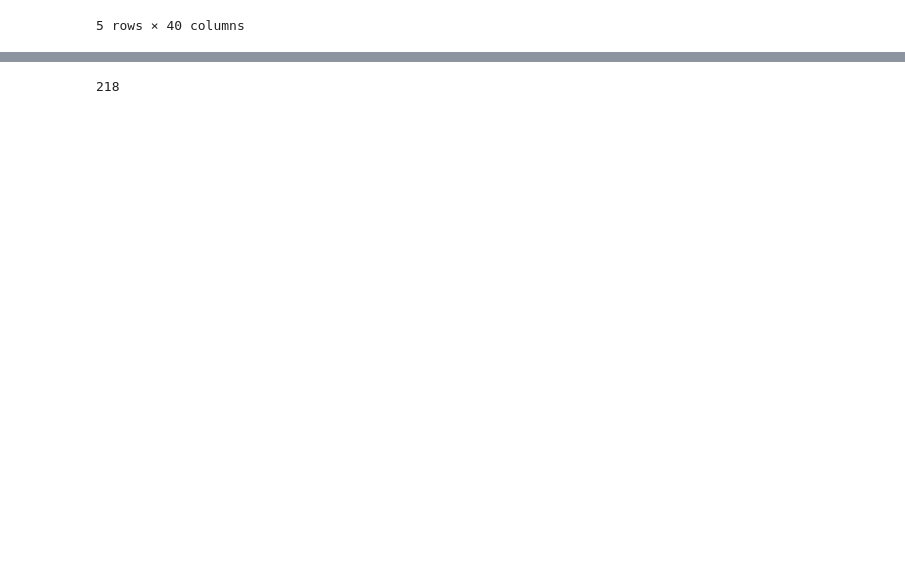
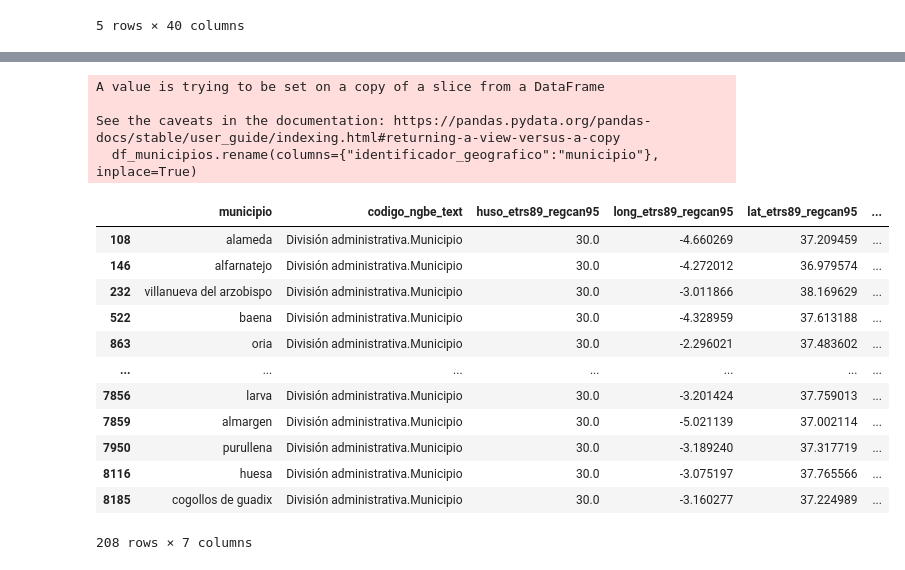
Before and after one commit to Zrive/zrive-ds-4q23-olive, a Jupyter notebook: src/explore_carlos.ipynb, the cells around one changed output, grey strips where cells are left out. Drawn from its saved outputs; the diff is of its cells as text; code cells hidden in the pictures; blank space fills up the shorter version.

```diff
--- a/src/explore_carlos.ipynb
+++ b/src/explore_carlos.ipynb
@@ -215,5 +122,30 @@ df_municipios.drop_duplicates(subset="identificador_geografico")
-# %%
-len(df_municipios["identificador_geografico"].unique())
-# %% [output]
-218
+# %%
+df_utm = df_utm[df_utm["codigo_ngbe_text"] == 'División administrativa.Municipio']
+
+df_utm["identificador_geografico"] = df_utm["identificador_geografico"].str.lower()
+
+df_municipios = df_utm[df_utm["identificador_geografico"].isin(municipios_list)]
+df_municipios.rename(columns={"identificador_geografico":"municipio"}, inplace=True)
+
+df_municipios = df_municipios[["municipio", "codigo_ngbe_text", "huso_etrs89_regcan95", 'long_etrs89_regcan95', 'lat_etrs89_regcan95','x_utm_etrs89_regcan95','y_utm_etrs89_regcan95']]
+
+df_municipios.drop_duplicates()
+# %% [output]
+A value is trying to be set on a copy of a slice from a DataFrame
+
+See the caveats in the documentation: https://pandas.pydata.org/pandas-docs/stable/user_guide/indexing.html#returning-a-view-versus-a-copy
+  df_municipios.rename(columns={"identificador_geografico":"municipio"}, inplace=True)
+|  | municipio | codigo_ngbe_text | huso_etrs89_regcan95 | long_etrs89_regcan95 | lat_etrs89_regcan95 | ... |
+| 108 | alameda | División administrativa.Municipio | 30.0 | -4.660269 | 37.209459 | ... |
+| 146 | alfarnatejo | División administrativa.Municipio | 30.0 | -4.272012 | 36.979574 | ... |
+| 232 | villanueva del arzobispo | División administrativa.Municipio | 30.0 | -3.011866 | 38.169629 | ... |
+| 522 | baena | División administrativa.Municipio | 30.0 | -4.328959 | 37.613188 | ... |
+| 863 | oria | División administrativa.Municipio | 30.0 | -2.296021 | 37.483602 | ... |
+| ... | ... | ... | ... | ... | ... | ... |
+| 7856 | larva | División administrativa.Municipio | 30.0 | -3.201424 | 37.759013 | ... |
+| 7859 | almargen | División administrativa.Municipio | 30.0 | -5.021139 | 37.002114 | ... |
+| 7950 | purullena | División administrativa.Municipio | 30.0 | -3.189240 | 37.317719 | ... |
+| 8116 | huesa | División administrativa.Municipio | 30.0 | -3.075197 | 37.765566 | ... |
+| 8185 | cogollos de guadix | División administrativa.Municipio | 30.0 | -3.160277 | 37.224989 | ... |
+208 rows × 7 columns
 # %%
```
Also changed, not shown: parts of 30 cells of this notebook, 6 other files.
